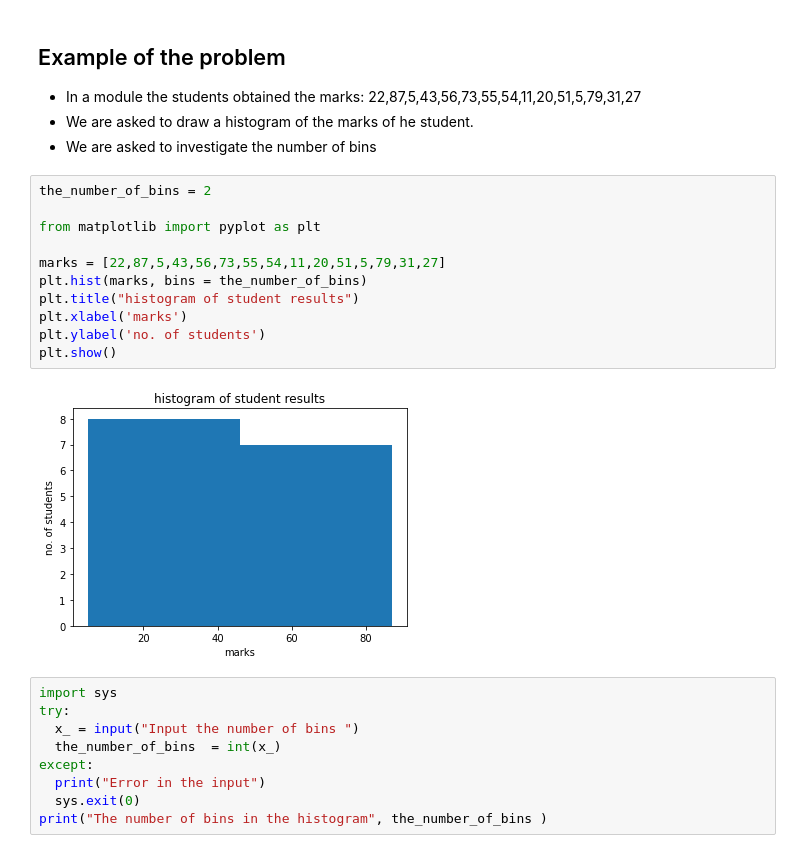
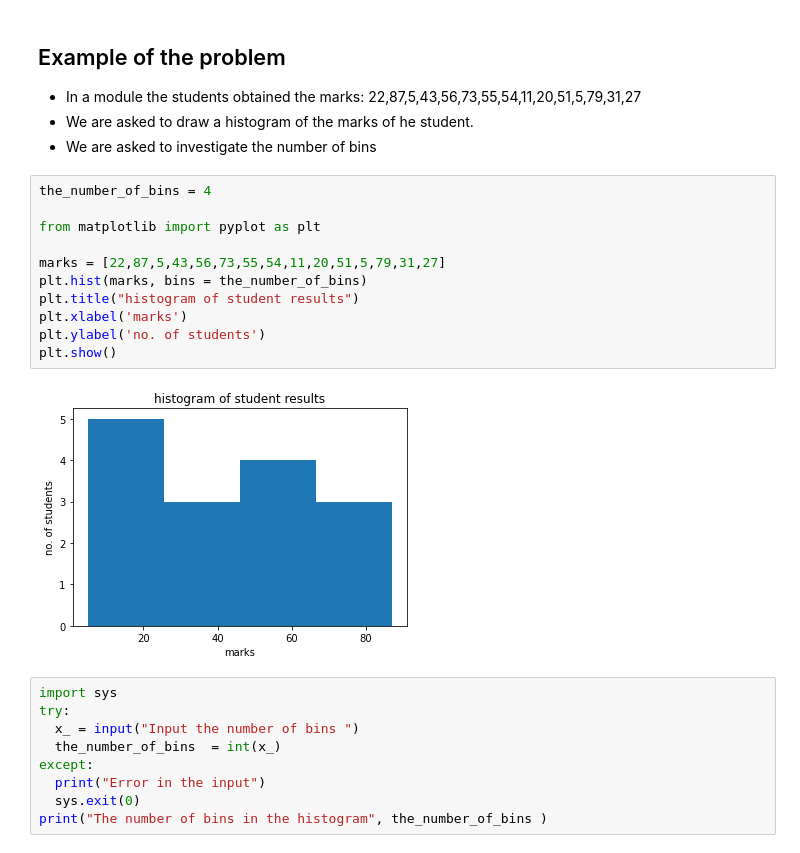
Before and after one commit to cmcneile/COMP5000-2022-lectures, a Jupyter notebook: Lecture5_examples.ipynb, the cells around one changed output. Cells and saved outputs as stored; diff of their text form.

```diff
--- a/Lecture5_examples.ipynb
+++ b/Lecture5_examples.ipynb
@@ -18,18 +18,18 @@ The technical challenges
 * We are asked to draw a histogram of the marks of he student.
 * We are asked to investigate the number of bins
 # %%
-the_number_of_bins = 2
+the_number_of_bins = 4
 
 from matplotlib import pyplot as plt
 
 marks = [22,87,5,43,56,73,55,54,11,20,51,5,79,31,27]
 plt.hist(marks, bins = the_number_of_bins)
 plt.title("histogram of student results")
 plt.xlabel('marks')
 plt.ylabel('no. of students')
 plt.show()
 # %% [output]
-[figure, old version]
+[figure, new version]
 # %%
 import sys
 try:
```
Also changed, not shown: parts of 8 cells of this notebook.
